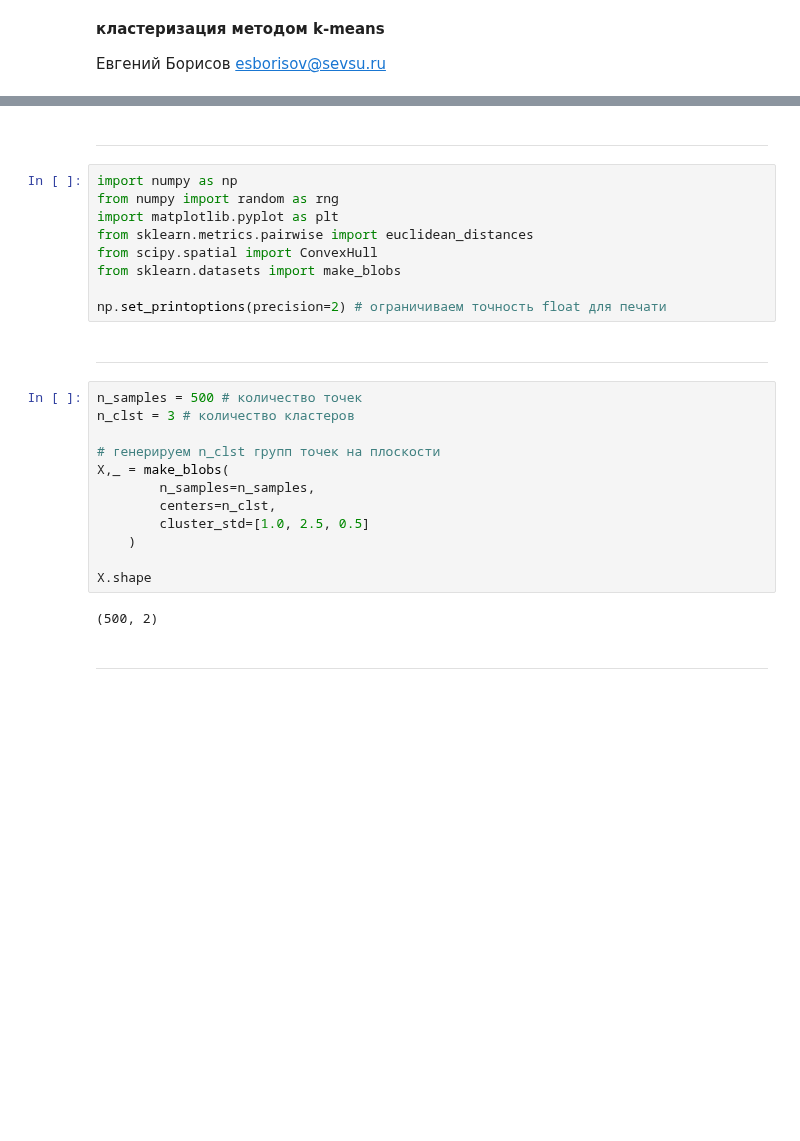
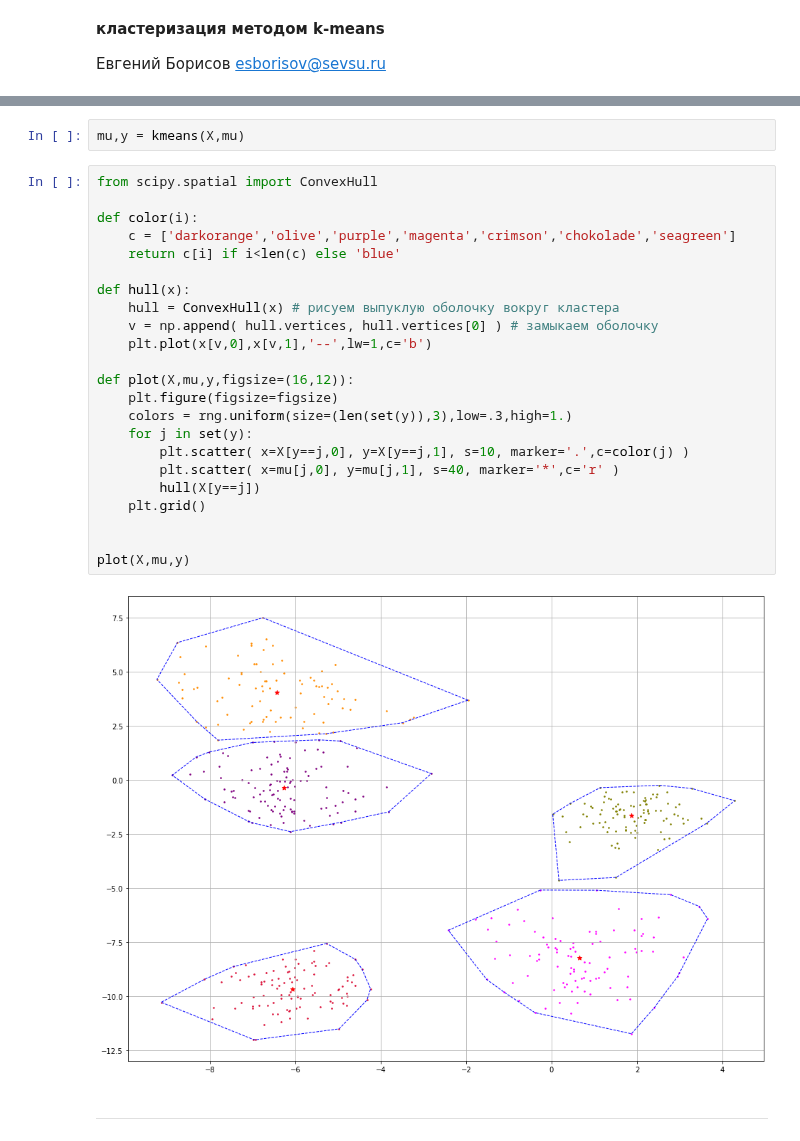
Before and after one commit to mechanoid5/ml_lectorium_legacy, a Jupyter notebook: examples/05-cluster/02-k-means.ipynb, the cells around one changed output, grey strips where cells are left out. Saved outputs shown, nothing was run; the diff lists cells and outputs as text; blank space fills up the shorter version.

```diff
--- a/examples/05-cluster/02-k-means.ipynb
+++ b/examples/05-cluster/02-k-means.ipynb
@@ -5,29 +59,29 @@
+# %%
+mu,y = kmeans(X,mu)
+# %%
+from scipy.spatial import ConvexHull
+
+def color(i):
+    c = ['darkorange','olive','purple','magenta','crimson','chokolade','seagreen']
+    return c[i] if i<len(c) else 'blue'
+
+def hull(x):
+    hull = ConvexHull(x) # рисуем выпуклую оболочку вокруг кластера
+    v = np.append( hull.vertices, hull.vertices[0] ) # замыкаем оболочку
+    plt.plot(x[v,0],x[v,1],'--',lw=1,c='b')
+
+def plot(X,mu,y,figsize=(16,12)):
+    plt.figure(figsize=figsize)
+    colors = rng.uniform(size=(len(set(y)),3),low=.3,high=1.)
+    for j in set(y):
+        plt.scatter( x=X[y==j,0], y=X[y==j,1], s=10, marker='.',c=color(j) )
+        plt.scatter( x=mu[j,0], y=mu[j,1], s=40, marker='*',c='r' )
+        hull(X[y==j])
+    plt.grid()
+
+
+plot(X,mu,y)
+# %% [output]
+[figure, added]
 # %% [markdown]
 ---
-# %%
-import numpy as np
-from numpy import random as rng
-import matplotlib.pyplot as plt
-from sklearn.metrics.pairwise import euclidean_distances
-from scipy.spatial import ConvexHull
-from sklearn.datasets import make_blobs
-
-np.set_printoptions(precision=2) # ограничиваем точность float для печати
-# %% [markdown]
----
-# %%
-n_samples = 500 # количество точек
-n_clst = 3 # количество кластеров
-
-# генерируем n_clst групп точек на плоскости
-X,_ = make_blobs(
-        n_samples=n_samples,
-        centers=n_clst,
-        cluster_std=[1.0, 2.5, 0.5]
-    )
-
-X.shape
-# %% [output]
-(500, 2)
-# %% [markdown]
----
```
Also changed, not shown: parts of 15 cells of this notebook.
